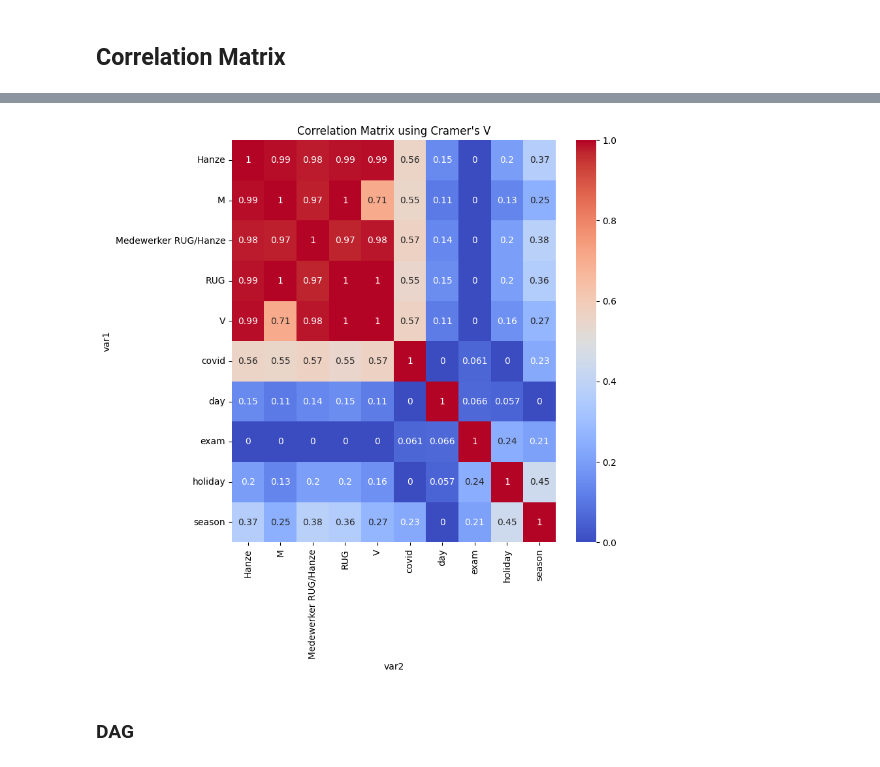
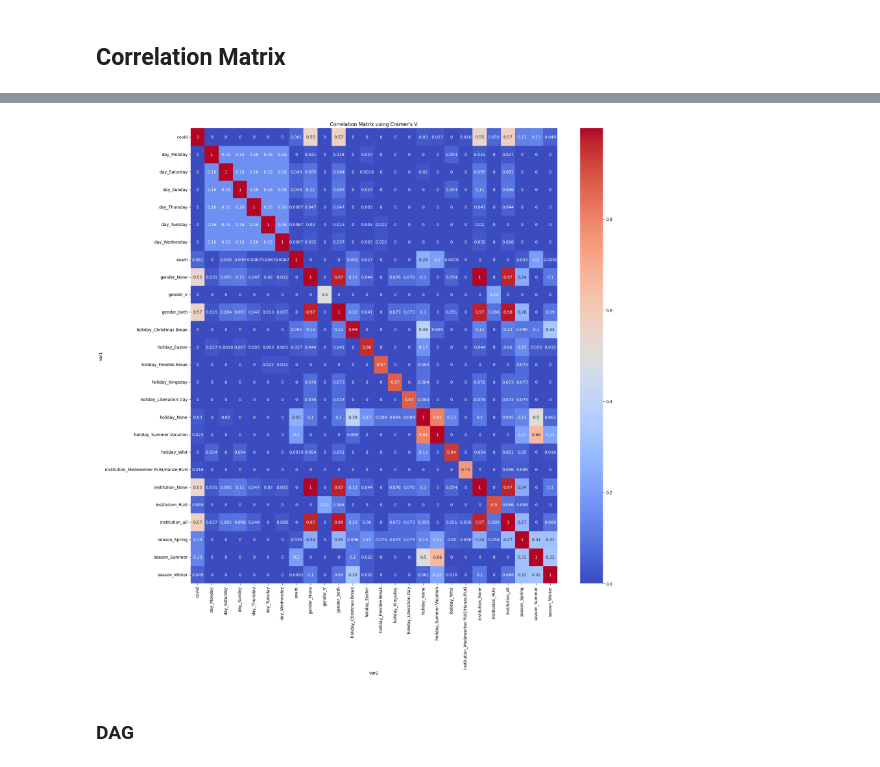
Before and after one commit to mingming2-alya/Business-Analyzing-with-ACLO, a Jupyter notebook: ACLO/ACLO.ipynb, the cells around one changed output, grey strips where cells are left out. Saved outputs shown, nothing was run; the diff lists cells and outputs as text; code cells hidden in the pictures.

```diff
--- a/ACLO/ACLO.ipynb
+++ b/ACLO/ACLO.ipynb
@@ -1659,0 +1646,12 @@ display(datas)
+# %%
+def createDummy(df, holiday_col='holiday', days_col='day', gender_col='gender', institute_col='institution', season_col='season'):
+    df = pd.get_dummies(df, columns=[holiday_col], prefix=holiday_col, drop_first=True)
+    df = pd.get_dummies(df, columns=[days_col], prefix=days_col, drop_first=True)
+    df = pd.get_dummies(df, columns=[gender_col], prefix=gender_col, drop_first=True)
+    df = pd.get_dummies(df, columns=[institute_col], prefix=institute_col, drop_first=True)
+    df = pd.get_dummies(df, columns=[season_col], prefix=season_col, drop_first=True)
+
+    return df
+# %%
+datas = createDummy(datas)
+display(datas)
@@ -1664,7 +1689,14 @@ from sklearn.preprocessing import LabelEncoder
 encoded_classes = []
 encoder = LabelEncoder()
 
-column = ['usage', 'M', 'V', 'Hanze', 'Medewerker RUG/Hanze', 'RUG', 'holiday', 'exam', 'covid', 'season', 'day']
+column = ['usage', 'exam', 'covid', 'holiday_Christmas Break', 'holiday_Easter',
+       'holiday_Flexible Break', 'holiday_Kingsday', 'holiday_Liberation Day',
+       'holiday_None', 'holiday_Summer Vacation', 'holiday_Whit', 'day_Monday',
+       'day_Saturday', 'day_Sunday', 'day_Thursday', 'day_Tuesday',
+       'day_Wednesday', 'gender_None', 'gender_V', 'gender_both',
+       'institution_Medewerker RUG/Hanze,RUG', 'institution_None',
+       'institution_RUG', 'institution_all', 'season_Spring', 'season_Summer',
+       'season_Winter']
 
 for col in column:
     datas[col] = encoder.fit_transform(datas[col])
@@ -1692,0 +1771,14 @@ datas.head(20)
+# %%
+predictor = ['exam', 'covid', 'holiday_Christmas Break', 'holiday_Easter',
+       'holiday_Flexible Break', 'holiday_Kingsday', 'holiday_Liberation Day',
+       'holiday_None', 'holiday_Summer Vacation', 'holiday_Whit', 'day_Monday',
+       'day_Saturday', 'day_Sunday', 'day_Thursday', 'day_Tuesday',
+       'day_Wednesday', 'gender_None', 'gender_V', 'gender_both',
+       'institution_Medewerker RUG/Hanze,RUG', 'institution_None',
+       'institution_RUG', 'institution_all', 'season_Spring', 'season_Summer',
+       'season_Winter']
+target = ['usage']
+
+#create all possible combinations
+pairs = list(product(predictor,predictor, repeat = 1))
+print(pairs)
@@ -1738,12 +1824,14 @@ resultOutput = pd.DataFrame(result, columns = ["var1", "var2", "corr"])
 resultPivot = resultOutput.pivot(index="var1", columns="var2", values="corr")
 # %%
 #plot into heatmap
-plt.figure(figsize=(8,8))
+plt.figure(figsize=(20,20))
 plot = sns.heatmap(resultPivot, annot = True, cmap='coolwarm')
 plot.set_title("Correlation Matrix using Cramer's V")
+plt.xticks(fontsize=10)
+plt.yticks(fontsize=10)
 plt.show()
 # %% [output]
-[figure, old version]
+[figure, new version]
 # %% [markdown]
 ### DAG
 # %%
```
Also changed, not shown: parts of 98 cells of this notebook.
